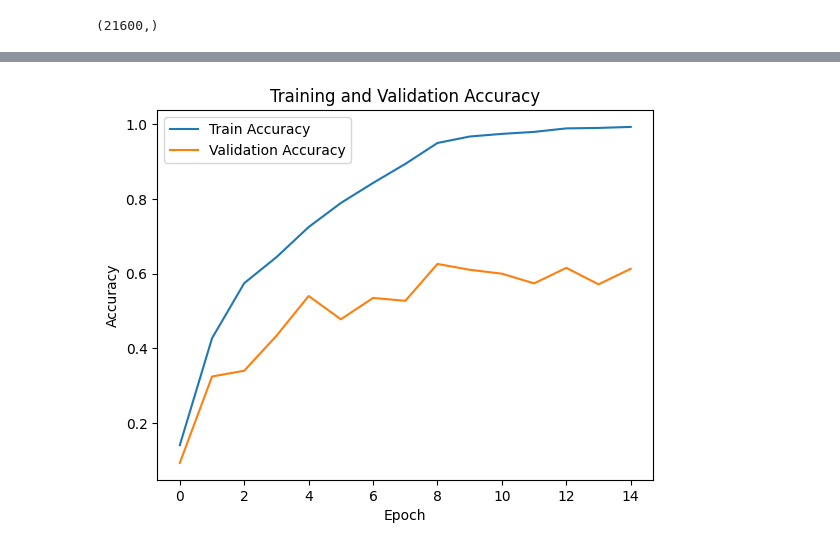
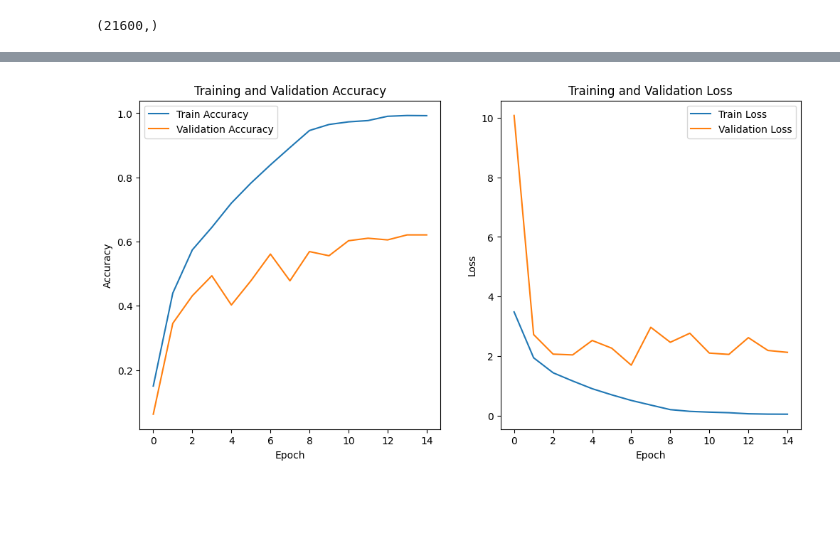
Before and after one commit to fabihatasneem/Jigsaw-Puzzle-Solver-Using-Machine-Learning, a Jupyter notebook: project/puzzle_2x2_VGGNet.ipynb, the cells around one changed output, grey strips where cells are left out. Drawn from its saved outputs; the diff is of its cells as text; code cells hidden in the pictures; blank space fills up the shorter version.

```diff
--- a/project/puzzle_2x2_VGGNet.ipynb
+++ b/project/puzzle_2x2_VGGNet.ipynb
@@ -80,7 +80,7 @@ validation_images = validation_images / 255.0
 (21600,)
 # %%
 # Early Stopping
-early_stopping = EarlyStopping(monitor='val_loss', patience=6, restore_best_weights=True)
+early_stopping = EarlyStopping(monitor='val_loss', patience=8, restore_best_weights=True)
 
 # Model Checkpoint
 checkpoint = ModelCheckpoint('best_2x2_VGG_model.h5', monitor='val_accuracy', save_best_only=True)
@@ -161,16 +161,29 @@ Epoch 6/50
 # %%
 # Plot the training and validation accuracy
+plt.figure(figsize=(12, 6))
+plt.subplot(1, 2, 1)
 plt.plot(history.history['accuracy'], label='Train Accuracy')
 plt.plot(history.history['val_accuracy'], label='Validation Accuracy')
 plt.title('Training and Validation Accuracy')
 plt.xlabel('Epoch')
 plt.ylabel('Accuracy')
 plt.legend()
-plt.savefig('2x2_VGGNet_accuracy_plot.png')
+
+# Plot the training and validation loss
+plt.subplot(1, 2, 2)
+plt.plot(history.history['loss'], label='Train Loss')
+plt.plot(history.history['val_loss'], label='Validation Loss')
+plt.title('Training and Validation Loss')
+plt.xlabel('Epoch')
+plt.ylabel('Loss')
+plt.legend()
+
+# Save the plots
+plt.savefig('2x2_VGGNet_training_plots.png')
 
 # Write final testing accuracy to a text file
 with open('2x2_VGGNet_testing_accuracy.txt', 'w') as f:
     f.write('Final Test accuracy: {:.4f}\n'.format(test_acc))
     f.write('Best Model Test accuracy: {:.4f}\n'.format(best_model_acc))
 # %% [output]
-[figure, old version]
+[figure, new version]
```
Also changed, not shown: parts of 1 cell of this notebook, 2 other files.
